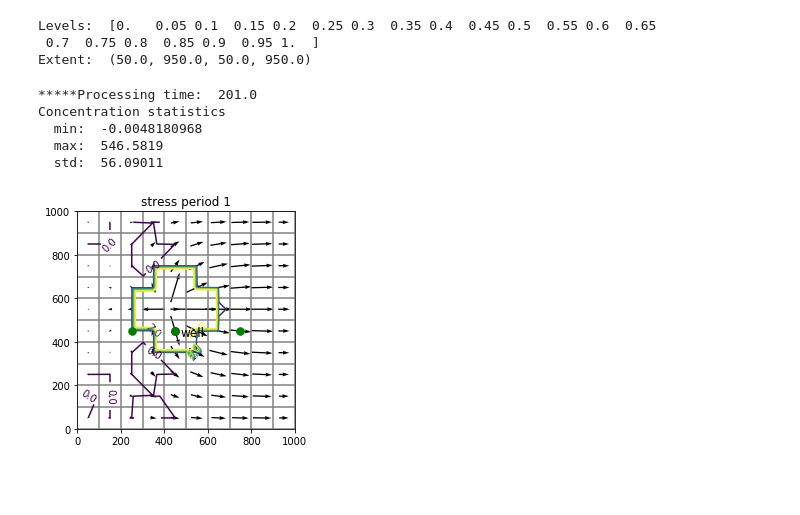
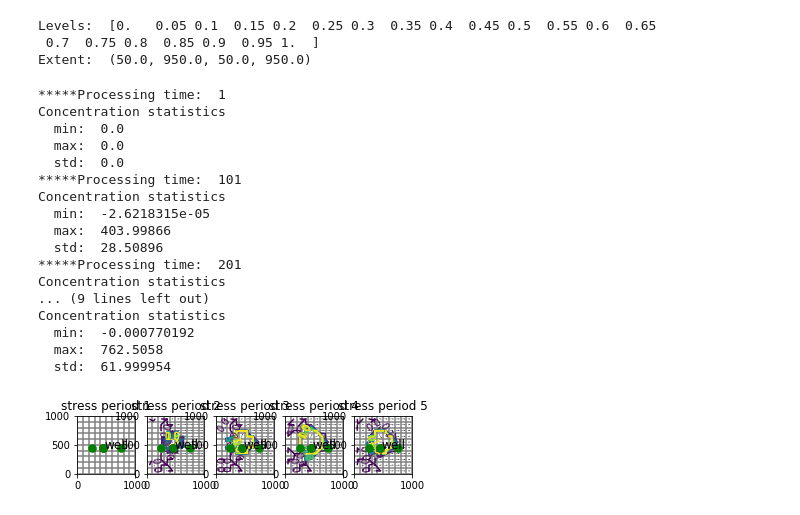
Before and after one commit to chelspeters7/DelawareStream, a Jupyter notebook: FloPy/Tutorial 02 with MT3DMS.ipynb, the cells around one changed output. Cells and saved outputs as stored; diff of their text form; code cells hidden in the pictures; blank space fills up the shorter version.

Commit message:
BoxModel python scripts

```diff
--- a/FloPy/Tutorial 02 with MT3DMS.ipynb
+++ b/FloPy/Tutorial 02 with MT3DMS.ipynb
@@ -207,5 +207,5 @@ mt.write_input()
 fname = os.path.join(wspath+'MT3D001.UCN')
 #if os.path.isfile(fname):
 #    os.remove(fname)
-mt.run_model(silent=False, pause=False, report=True, normal_msg = 'normal termination')
+mt.run_model(silent=True, pause=False, report=True, normal_msg = 'normal termination')
 # %% [output]
@@ -377,7 +339,7 @@ for iplot, time in enumerate(mytimes):
     #         markeredgecolor='green', markerfacecolor='green', zorder=9)
     plt.plot(obsx, obsy, lw=0, marker='o', markersize=8,
              markeredgewidth=0.5,
-             markeredgecolor='black', markerfacecolor=mfc, zorder=9)
+             markeredgecolor='black', markerfacecolor='orange', zorder=9)
     #plt.text(wpt[0]+25, wpt[1]-25, 'well', size=12, zorder=12)
     plt.savefig(wspath+'/Figures/'+'tutorial2-{}.png'.format(iplot))
 # %% [output]
@@ -436,6 +389,7 @@ Extent:  (50.0, 950.0, 50.0, 950.0)
 # Make the plots
 mytimes = [1.0, 101.0, 201.0]
 mytimes = [201.0]
+mytimes = endtime
 #mytimes = [1.0, 101.0, 201.0, 301.0, 401.0]
 for iplot, time in enumerate(mytimes):
     print('*****Processing time: ', time)
@@ -447,40 +401,51 @@ for iplot, time in enumerate(mytimes):
     print('  min: ', concdata.min())
     print('  max: ', concdata.max())
     print('  std: ', concdata.std())
 
     # Extract flow right face and flow front face
     frf = cbb.get_data(text='FLOW RIGHT FACE', totim=time)[0]
     fff = cbb.get_data(text='FLOW FRONT FACE', totim=time)[0]
 
     #Create the plot
-    #plt.subplot(1, len(mytimes), iplot + 1, aspect='equal')
-    plt.subplot(1, 1, 1, aspect='equal')
+    plt.subplot(1, len(mytimes), iplot + 1, aspect='equal')
+    #plt.subplot(1, 1, 1, aspect='equal')
     plt.title('stress period ' + str(iplot + 1))
 
 
-    modelmap = flopy.plot.PlotMapView(model=mf, layer=0)
+    modelmap = flopy.plot.PlotMapView(model=mt, layer=1)
     qm = modelmap.plot_ibound()
     lc = modelmap.plot_grid()
     #qm = modelmap.plot_bc('GHB')#, alpha=0.5)
     cs = modelmap.contour_array(concdata, levels=levels)
     plt.clabel(cs, inline=1, fontsize=10, fmt='%1.1f')#, zorder=11
     quiver = modelmap.plot_discharge(frf, fff, head=head)
 
-    mfc = 'None'
     if (iplot+1) == len(mytimes):
         mfc='black'
     plt.plot(wpt[0], wpt[1], lw=0, marker='o', markersize=8,
              markeredgewidth=0.5,
-             markeredgecolor='black', markerfacecolor=mfc, zorder=9)
+             markeredgecolor='black', markerfacecolor='orange', zorder=9)
     plt.plot(obsx, obsy, lw=0, marker='o', markersize=8,
              markeredgewidth=0.5,
              markeredgecolor='green', markerfacecolor='green', zorder=9)
     plt.text(wpt[0]+25, wpt[1]-25, 'well', size=12, zorder=12)
     plt.savefig(wspath+'/Figures/'+'tutorial2conc-{}.png'.format(iplot))
 # %% [output]
-*****Processing time:  201.0
+*****Processing time:  1
 Concentration statistics
-  min:  -0.0048180968
-  max:  546.5819
-  std:  56.09011
+  min:  0.0
+  max:  0.0
+  std:  0.0
+*****Processing time:  101
+Concentration statistics
+  min:  -2.6218315e-05
+  max:  403.99866
+  std:  28.50896
+*****Processing time:  201
+Concentration statistics
+... (9 lines left out)
+Concentration statistics
+  min:  -0.000770192
+  max:  762.5058
+  std:  61.999954
-[figure, old version]
+[figure, new version]
```
Also changed, not shown: parts of 10 cells of this notebook, 51 other files.
